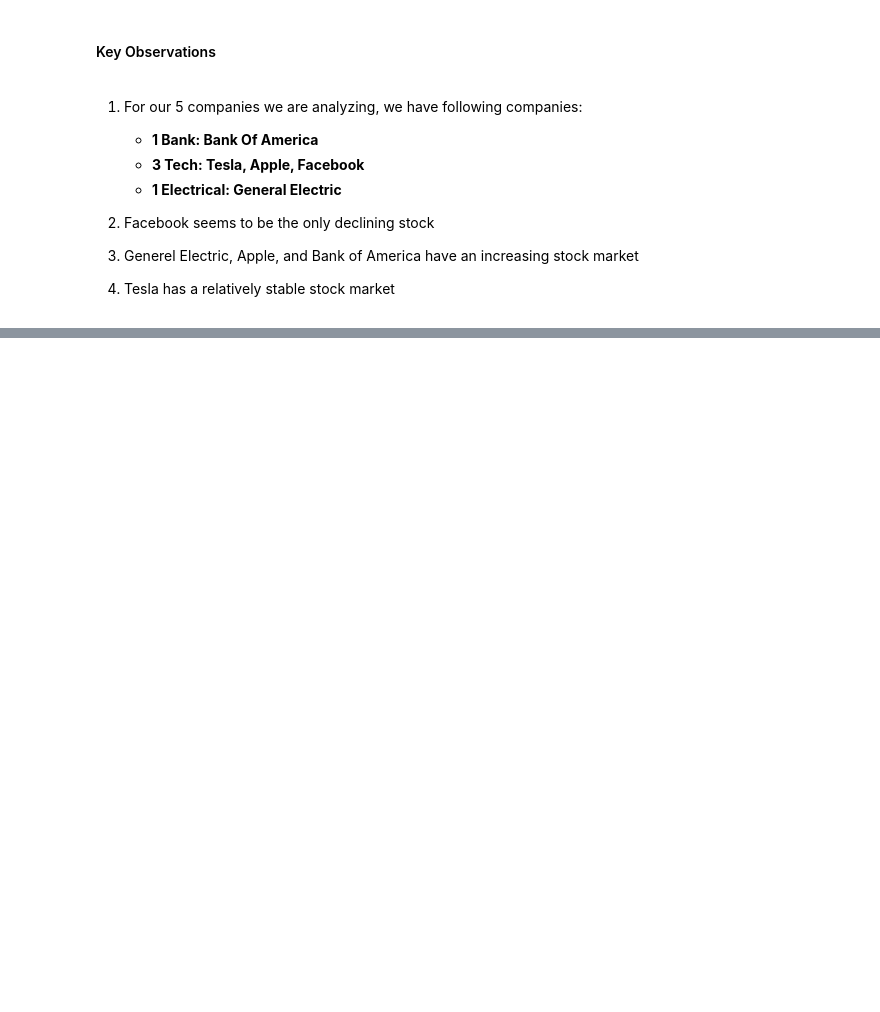
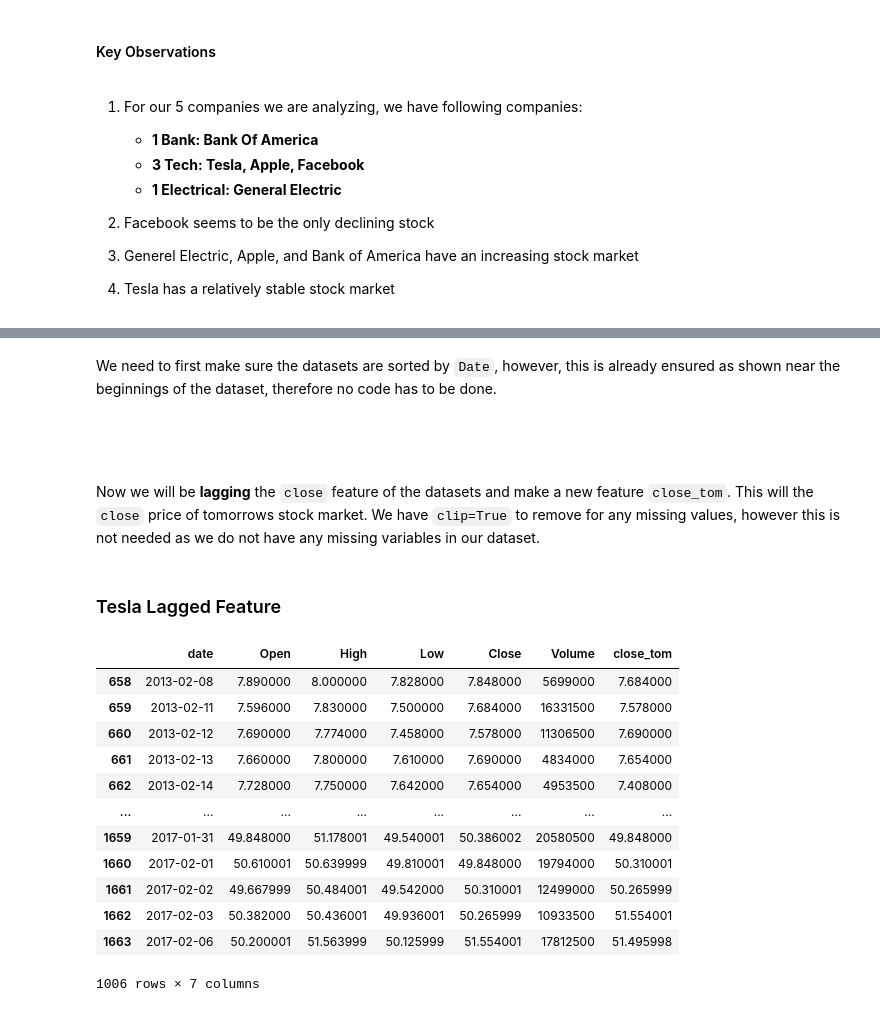
Before and after one commit to Vondent/stock-price-analysis, a Jupyter notebook: stock-price-analysis.ipynb, the cells around one changed output, grey strips where cells are left out. Drawn from its saved outputs; the diff is of its cells as text; code cells hidden in the pictures; blank space fills up the shorter version.

Commit message:
Added Feature Engineering Section
-Created some lagged features
-Intend on creating more features (daily mean and daily return)

```diff
--- a/stock-price-analysis.ipynb
+++ b/stock-price-analysis.ipynb
@@ -696,0 +744,36 @@ We notice for all the scatterplots, we can see a massive stock crash near the mi
+# %% [markdown]
+We need to first make sure the datasets are sorted by `Date`, however, this is already ensured as shown near the beginnings of the dataset, therefore no code has to be done.
+# %% [markdown]
+<br>
+<br>
+# %% [markdown]
+Now we will be **lagging** the `close` feature of the datasets and make a new feature `close_tom`.  This will the `close` price of tomorrows stock market.  We have `clip=True` to remove for any missing values, however this is not needed as we do not have any missing variables in our dataset.
+# %% [markdown]
+### Tesla Lagged Feature
+# %%
+tesla_train = tesla_train.sort_values(by="date")
+# %%
+# Lag the Close price by 1 day
+tesla_lagged_train= create_lag_feature_single(
+    tesla_train,
+    orig_feature="Close",
+    lag=1,  # Lagging by 1 day into the past
+    new_feature_name = "close_tom",
+    clip = True
+)
+
+tesla_lagged_train
+# %% [output]
+|  | date | Open | High | Low | Close | Volume | close_tom |
+| 658 | 2013-02-08 | 7.890000 | 8.000000 | 7.828000 | 7.848000 | 5699000 | 7.684000 |
+| 659 | 2013-02-11 | 7.596000 | 7.830000 | 7.500000 | 7.684000 | 16331500 | 7.578000 |
+| 660 | 2013-02-12 | 7.690000 | 7.774000 | 7.458000 | 7.578000 | 11306500 | 7.690000 |
+| 661 | 2013-02-13 | 7.660000 | 7.800000 | 7.610000 | 7.690000 | 4834000 | 7.654000 |
+| 662 | 2013-02-14 | 7.728000 | 7.750000 | 7.642000 | 7.654000 | 4953500 | 7.408000 |
+| ... | ... | ... | ... | ... | ... | ... | ... |
+| 1659 | 2017-01-31 | 49.848000 | 51.178001 | 49.540001 | 50.386002 | 20580500 | 49.848000 |
+| 1660 | 2017-02-01 | 50.610001 | 50.639999 | 49.810001 | 49.848000 | 19794000 | 50.310001 |
+| 1661 | 2017-02-02 | 49.667999 | 50.484001 | 49.542000 | 50.310001 | 12499000 | 50.265999 |
+| 1662 | 2017-02-03 | 50.382000 | 50.436001 | 49.936001 | 50.265999 | 10933500 | 51.554001 |
+| 1663 | 2017-02-06 | 50.200001 | 51.563999 | 50.125999 | 51.554001 | 17812500 | 51.495998 |
+1006 rows × 7 columns
```
Also changed, not shown: parts of 6 cells of this notebook.
